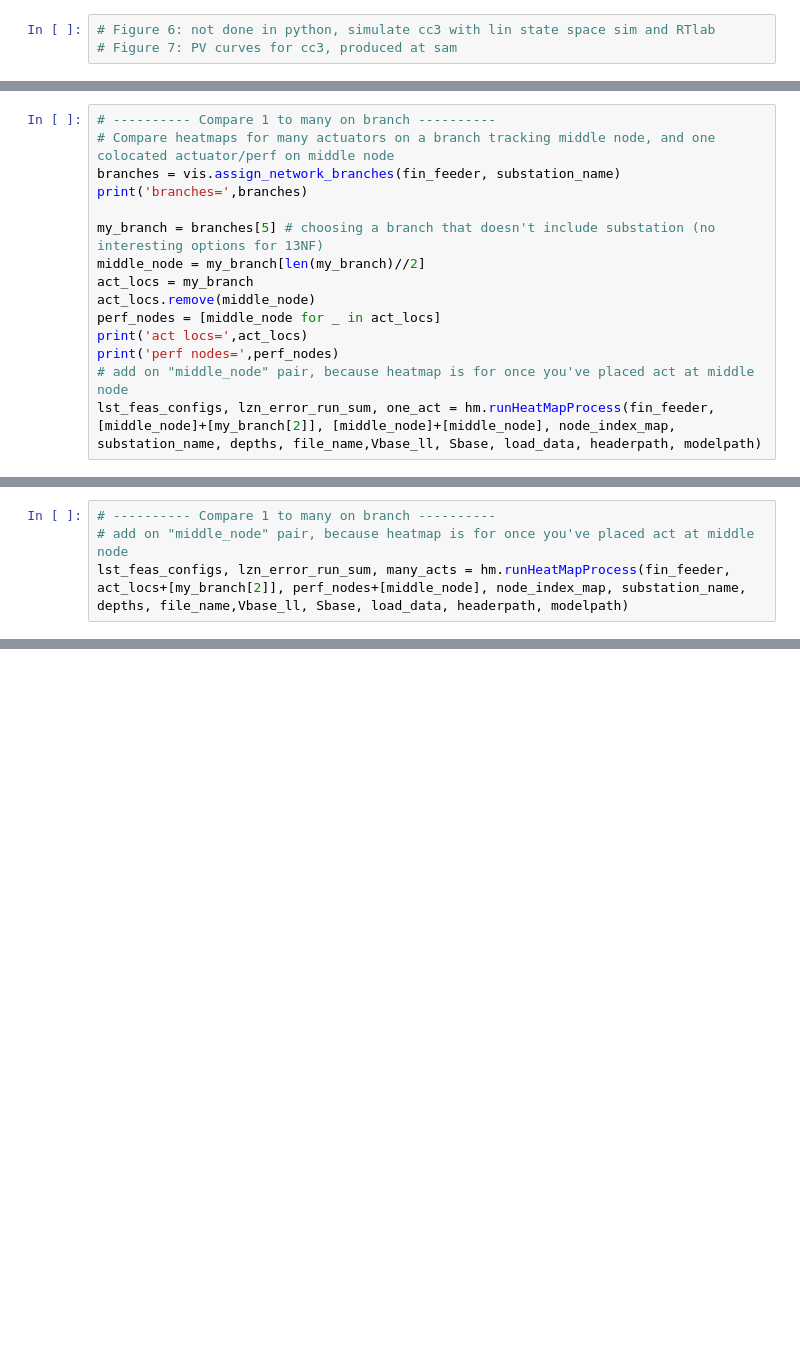
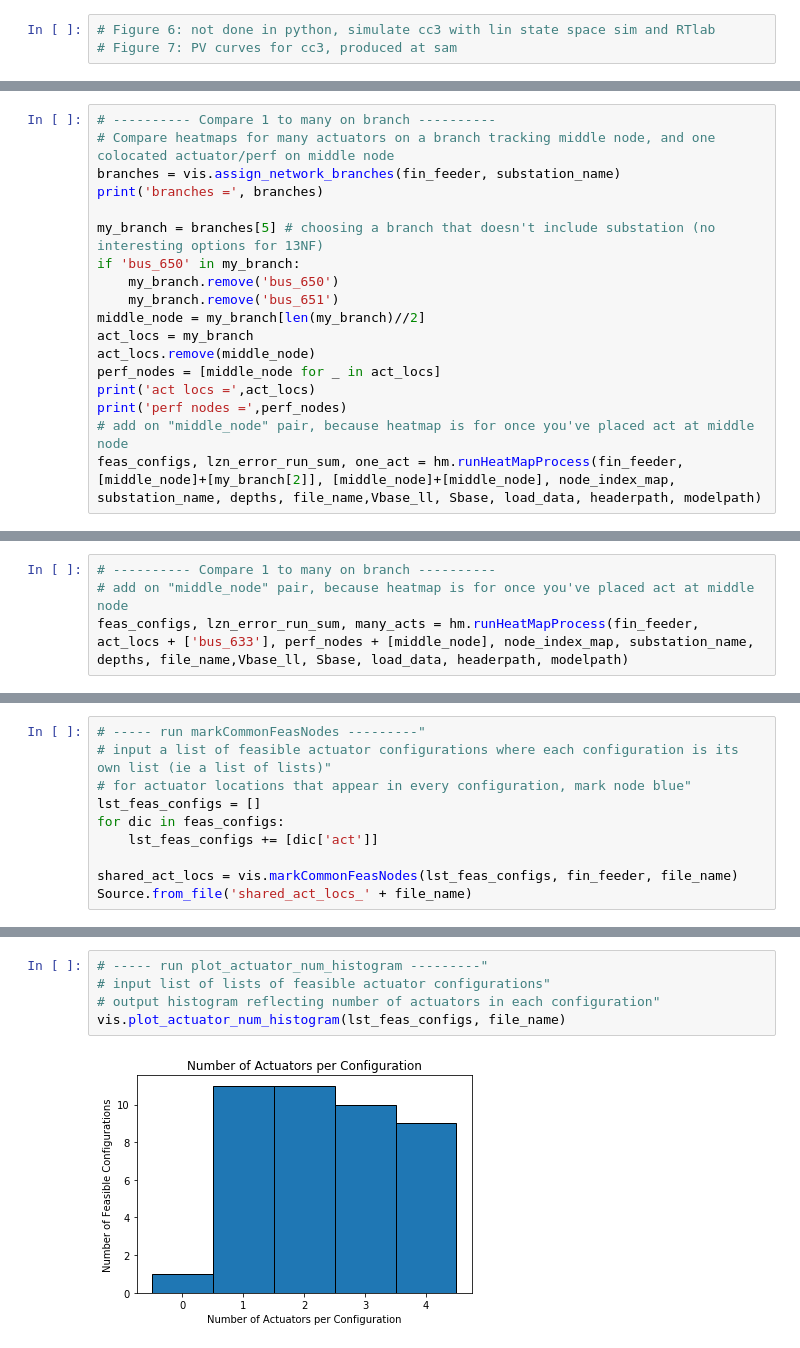
Before and after one commit to jaimiosyncrasy/heatmap, a Jupyter notebook: Driver - 13NF.ipynb, the cells around one changed output, grey strips where cells are left out. Cells and saved outputs as stored; diff of their text form; blank space fills up the shorter version.

Commit message:
config_vis functions exercised in 13NF driver

```diff
--- a/Driver - 13NF.ipynb
+++ b/Driver - 13NF.ipynb
@@ -336,14 +521,17 @@ lzn.makeQVcurve_3ph(PQ_bounds, Sbase, Vbase, R12, X12, B12, V1,printCurves)
 # ---------- Compare 1 to many on branch ----------
 # Compare heatmaps for many actuators on a branch tracking middle node, and one colocated actuator/perf on middle node
 branches = vis.assign_network_branches(fin_feeder, substation_name)
-print('branches=',branches)
+print('branches =', branches)
 
 my_branch = branches[5] # choosing a branch that doesn't include substation (no interesting options for 13NF)
+if 'bus_650' in my_branch:
+    my_branch.remove('bus_650')
+    my_branch.remove('bus_651')
 middle_node = my_branch[len(my_branch)//2]
 act_locs = my_branch
 act_locs.remove(middle_node)
 perf_nodes = [middle_node for _ in act_locs]
-print('act locs=',act_locs)
-print('perf nodes=',perf_nodes)
+print('act locs =',act_locs)
+print('perf nodes =',perf_nodes)
 # add on "middle_node" pair, because heatmap is for once you've placed act at middle node
-lst_feas_configs, lzn_error_run_sum, one_act = hm.runHeatMapProcess(fin_feeder, [middle_node]+[my_branch[2]], [middle_node]+[middle_node], node_index_map, substation_name, depths, file_name,Vbase_ll, Sbase, load_data, headerpath, modelpath)
+feas_configs, lzn_error_run_sum, one_act = hm.runHeatMapProcess(fin_feeder, [middle_node]+[my_branch[2]], [middle_node]+[middle_node], node_index_map, substation_name, depths, file_name,Vbase_ll, Sbase, load_data, headerpath, modelpath)
@@ -354,4 +562,4 @@ Source.from_file(one_act[-1])
 # %%
 # ---------- Compare 1 to many on branch ----------
 # add on "middle_node" pair, because heatmap is for once you've placed act at middle node
-lst_feas_configs, lzn_error_run_sum, many_acts = hm.runHeatMapProcess(fin_feeder, act_locs+[my_branch[2]], perf_nodes+[middle_node], node_index_map, substation_name, depths, file_name,Vbase_ll, Sbase, load_data, headerpath, modelpath)
+feas_configs, lzn_error_run_sum, many_acts = hm.runHeatMapProcess(fin_feeder, act_locs + ['bus_633'], perf_nodes + [middle_node], node_index_map, substation_name, depths, file_name,Vbase_ll, Sbase, load_data, headerpath, modelpath)
@@ -361,0 +590,10 @@ Source.from_file(many_acts[-1]) # show the last file "many_acts"
+# %%
+# ----- run markCommonFeasNodes ---------"
+# input a list of feasible actuator configurations where each configuration is its own list (ie a list of lists)"
+# for actuator locations that appear in every configuration, mark node blue"
+lst_feas_configs = []
+for dic in feas_configs:
+    lst_feas_configs += [dic['act']]
+
+shared_act_locs = vis.markCommonFeasNodes(lst_feas_configs, fin_feeder, file_name)
+Source.from_file('shared_act_locs_' + file_name)
@@ -361,0 +611,7 @@ Source.from_file(many_acts[-1]) # show the last file "many_acts"
+# %%
+# ----- run plot_actuator_num_histogram ---------"
+# input list of lists of feasible actuator configurations"
+# output histogram reflecting number of actuators in each configuration"
+vis.plot_actuator_num_histogram(lst_feas_configs, file_name)
+# %% [output]
+[figure, added]
```
Also changed, not shown: parts of 29 cells of this notebook, 1 other file.
